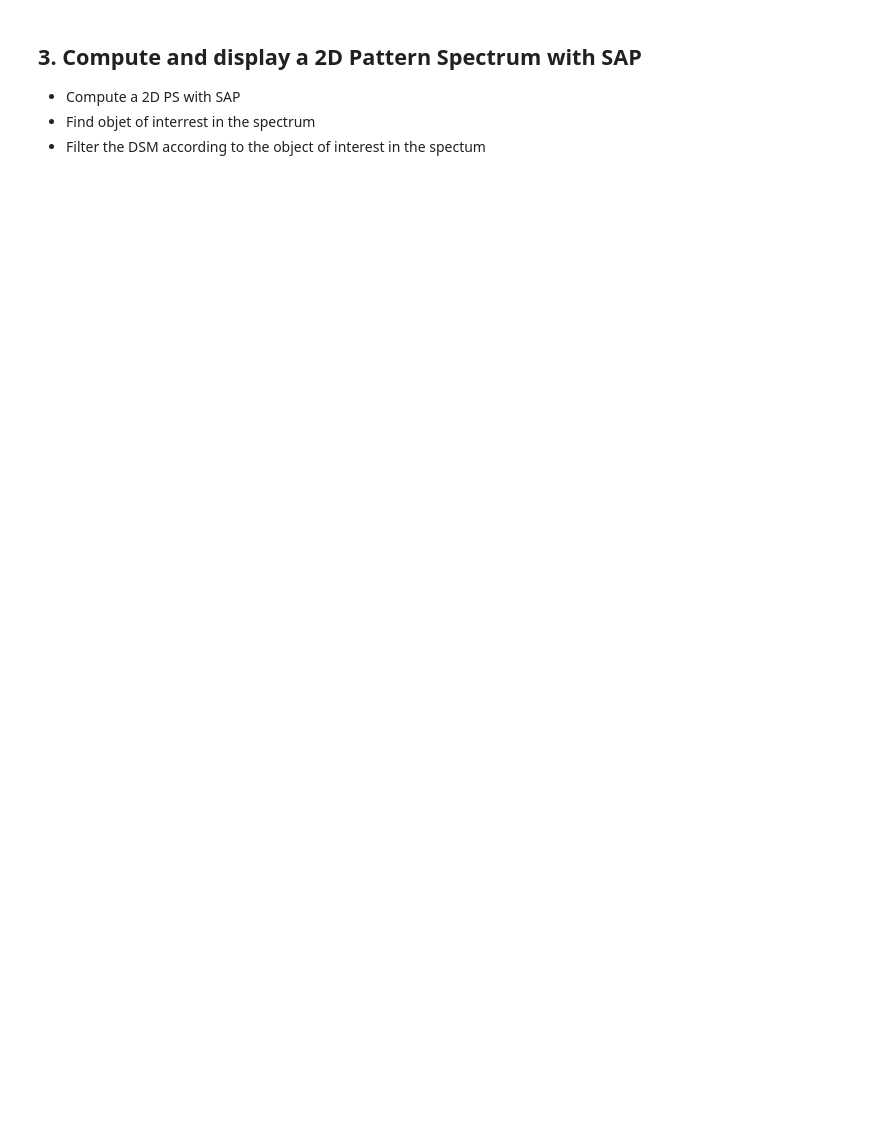
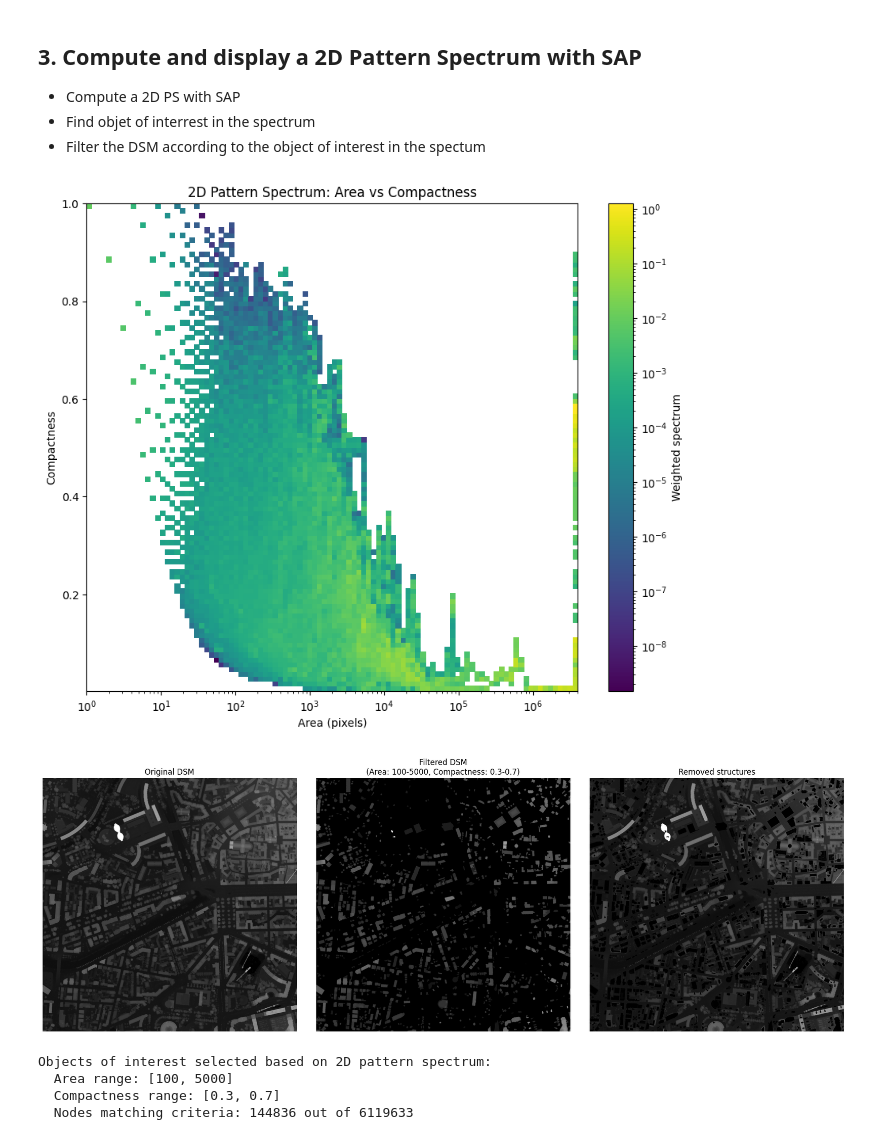
Before and after one commit to kshitijrajsharma/ersip-sprint, a Jupyter notebook: sprints/1/5 - Pattern Spectra.ipynb, the cells around one changed output. Cells and saved outputs as stored; diff of their text form; code cells hidden in the pictures; blank space fills up the shorter version.

```diff
--- a/sprints/1/5 - Pattern Spectra.ipynb
+++ b/sprints/1/5 - Pattern Spectra.ipynb
@@ -57,0 +114,52 @@ To compute the Pattern Spectrum, you need to weight the histograms with the area
+# %%
+s, xedges, yedges, x_log, y_log = sap.spectrum2d(max_tree, 'area', 'compactness',
+                                                       x_count=100, y_count=100,
+                                                       x_log=True, y_log=False)
+
+plt.figure(figsize=(10, 8))
+sap.show_spectrum(s, xedges, yedges, x_log, y_log, log_scale=True)
+plt.colorbar(label='Weighted spectrum')
+plt.xlabel('Area (pixels)')
+plt.ylabel('Compactness')
+plt.title('2D Pattern Spectrum: Area vs Compactness')
+plt.show()
+
+area_threshold_min = 100
+area_threshold_max = 5000
+compactness_threshold_min = 0.3
+compactness_threshold_max = 0.7
+
+node_mask = (area >= area_threshold_min) & (area <= area_threshold_max) & \
+            (compactness >= compactness_threshold_min) & (compactness <= compactness_threshold_max)
+
+deleted_nodes = ~node_mask
+filtered_dsm = max_tree.reconstruct(deleted_nodes)
+
+fig, axes = plt.subplots(1, 3, figsize=(18, 6))
+
+axes[0].imshow(dsm, cmap='gray')
+axes[0].set_title('Original DSM')
+axes[0].axis('off')
+
+axes[1].imshow(filtered_dsm, cmap='gray')
+axes[1].set_title(f'Filtered DSM\n(Area: {area_threshold_min}-{area_threshold_max}, Compactness: {compactness_threshold_min}-{compactness_threshold_max})')
+axes[1].axis('off')
+
+axes[2].imshow(dsm - filtered_dsm, cmap='gray')
+axes[2].set_title('Removed structures')
+axes[2].axis('off')
+
+plt.tight_layout()
+plt.show()
+
+print(f"Objects of interest selected based on 2D pattern spectrum:")
+print(f"  Area range: [{area_threshold_min}, {area_threshold_max}]")
+print(f"  Compactness range: [{compactness_threshold_min}, {compactness_threshold_max}]")
+print(f"  Nodes matching criteria: {node_mask.sum()} out of {len(node_mask)}")
+# %% [output]
+[figure, added]
+[figure, added]
+Objects of interest selected based on 2D pattern spectrum:
+  Area range: [100, 5000]
+  Compactness range: [0.3, 0.7]
+  Nodes matching criteria: 144836 out of 6119633
```
Also changed, not shown: parts of 6 cells of this notebook, 1 other file.
